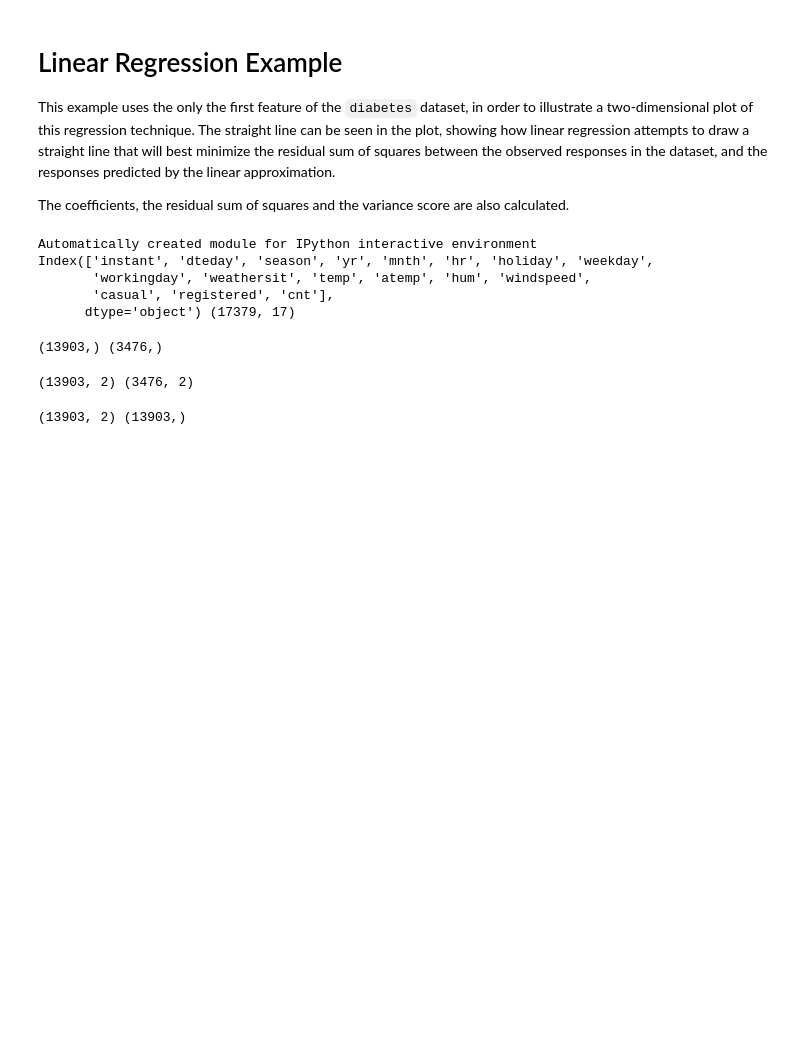
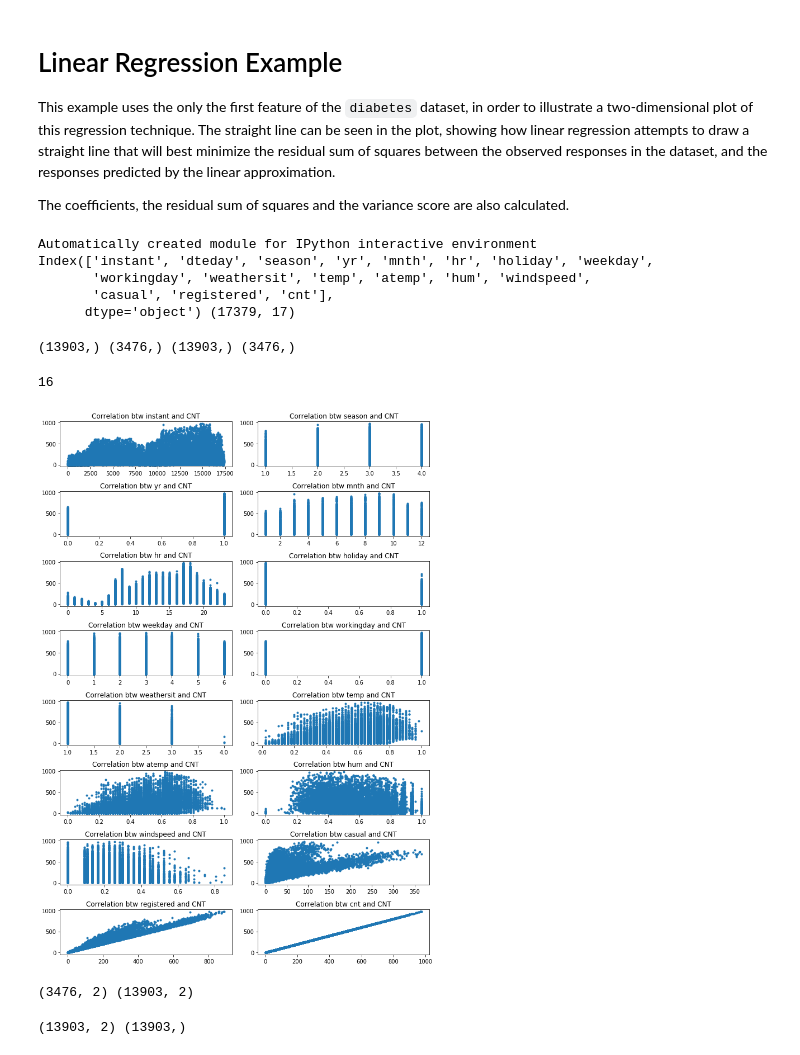
Before and after one commit to Leek03/dsia, a Jupyter notebook: hieu/MachineLearningMorningClassPractise/new_sample-Hieu.ipynb, the cells around one changed output. Saved outputs shown, nothing was run; the diff lists cells and outputs as text; code cells hidden in the pictures; blank space fills up the shorter version.

```diff
--- a/hieu/MachineLearningMorningClassPractise/new_sample-Hieu.ipynb
+++ b/hieu/MachineLearningMorningClassPractise/new_sample-Hieu.ipynb
@@ -41,19 +41,38 @@ Index(['instant', 'dteday', 'season', 'yr', 'mnth', 'hr', 'holiday', 'weekday',
        'casual', 'registered', 'cnt'],
       dtype='object') (17379, 17)
 # %%
-df_Y_train = df_train['cnt']
-df_Y_test = df_test['cnt']
-print(df_Y_train.shape,df_Y_test.shape)
+df_x_train = df_train['registered']
+df_x_test = df_test['registered']
+
+df_y_train = df_train['cnt']
+df_y_test = df_test['cnt']
+print(df_Y_train.shape,df_Y_test.shape,df_x_train.shape,df_x_test.shape)
 # %% [output]
-(13903,) (3476,)
+(13903,) (3476,) (13903,) (3476,)
+# %%
+def plotFeatures(col_list,title):
+    plt.figure(figsize=(10, 14))
+    i = 0
+    print(len(col_list))
+    for col in col_list:
+        i+=1
+        plt.subplot(8,2,i)
+        plt.plot(df[col],df["cnt"],marker='.',linestyle='none')
+        plt.title(title % (col))
+        plt.tight_layout()
+# %%
+plotFeatures(df.columns,"Correlation btw %s and CNT")
+# %% [output]
+16
+[figure, added]
 # %%
-predictor_train = df_train["registered"]
-df_X_train = np.column_stack((np.ones(len(predictor_train)),predictor_train))
-predictor_test = df_test["registered"]
-df_X_test = np.column_stack((np.ones(len(predictor_test)),predictor_test))
-print(df_X_train.shape,df_X_test.shape)
+predictor_train = df_train['registered']
+df_x_train = np.column_stack((np.ones(len(predictor_train)),predictor_train))
+predictor_test = df_test['registered']
+df_x_test = np.column_stack((np.ones(len(predictor_test)),predictor_test))
+print(df_x_test.shape, df_x_train.shape)
 # %% [output]
-(13903, 2) (3476, 2)
+(3476, 2) (13903, 2)
 # %%
 # Create linear regression object
 regr = linear_model.LinearRegression()
```
Also changed, not shown: parts of 9 cells of this notebook, 19 other files.
